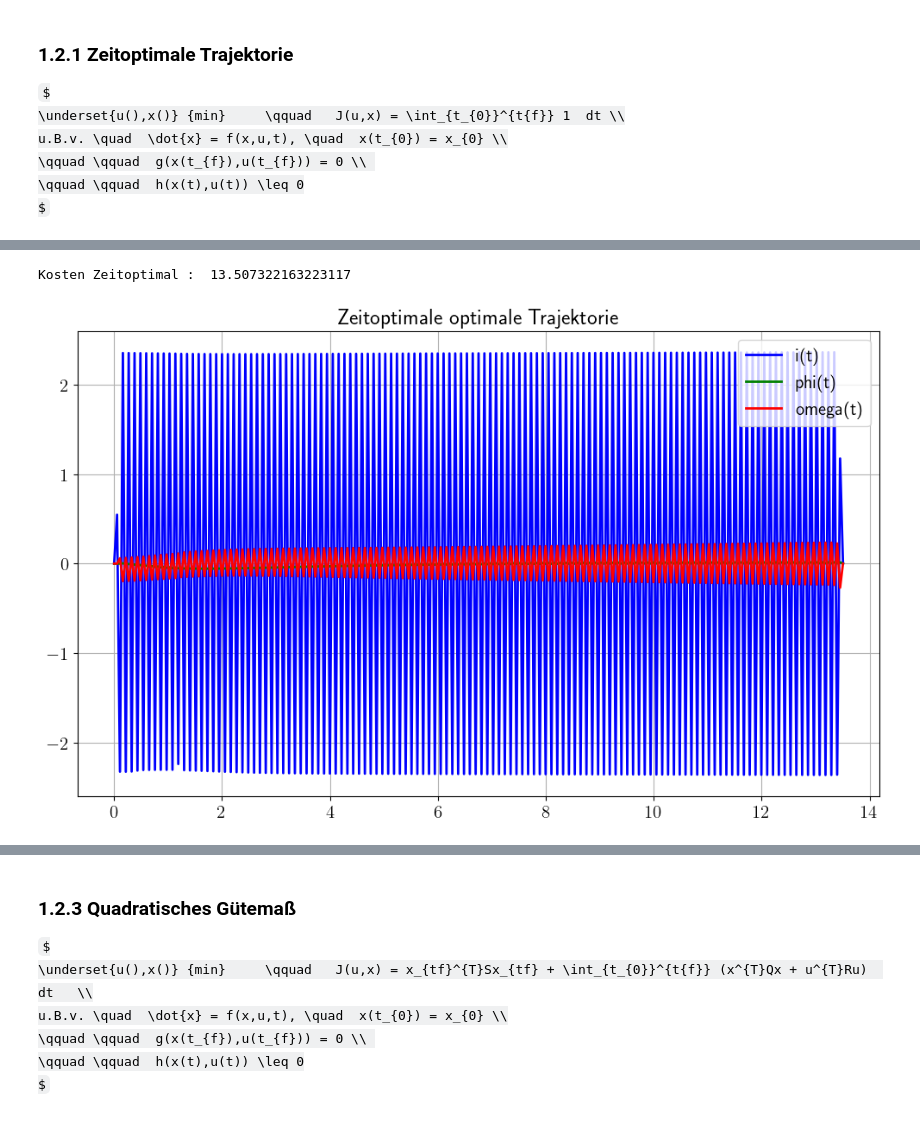
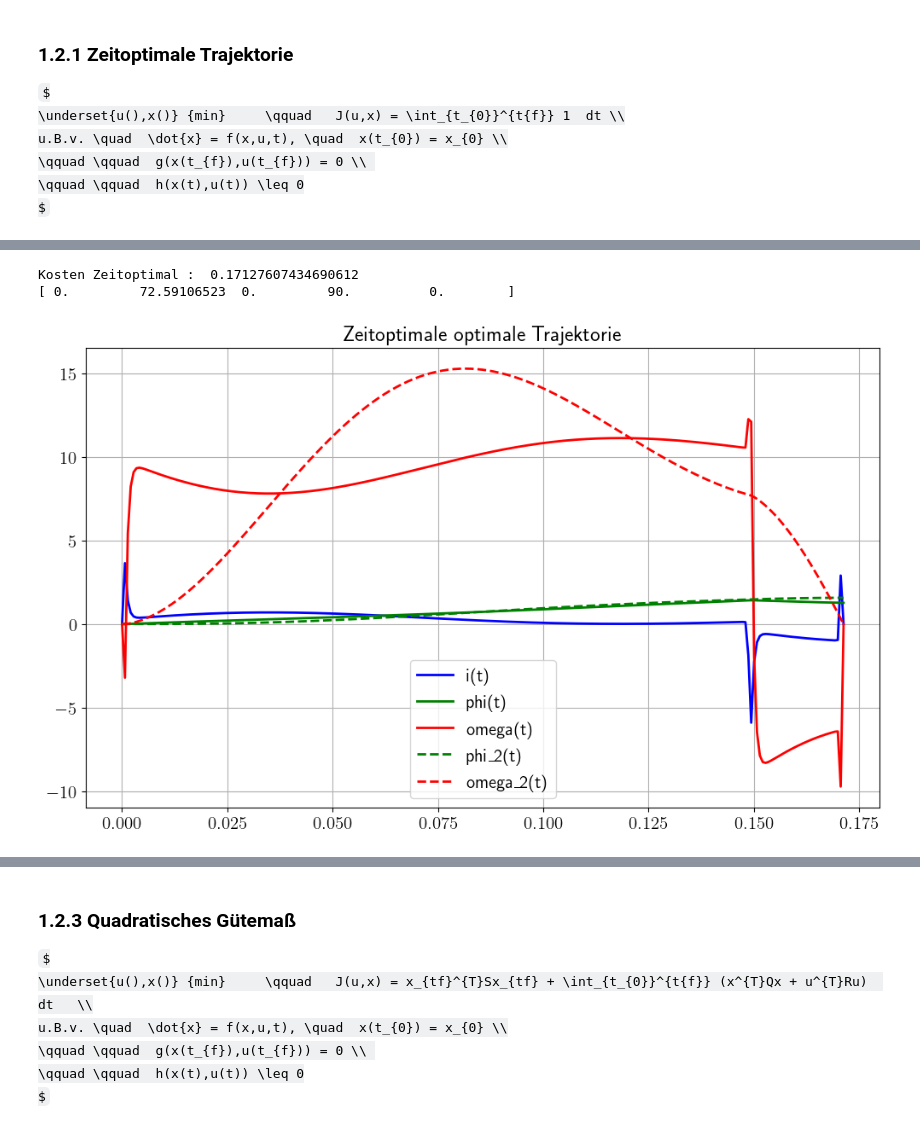
Before and after one commit to StefanKauf/OClab, a Jupyter notebook: 2_erweitertes_Modell.ipynb, the cells around one changed output, grey strips where cells are left out. Drawn from its saved outputs; the diff is of its cells as text; code cells hidden in the pictures; some formulas as TeX source.

```diff
--- a/2_erweitertes_Modell.ipynb
+++ b/2_erweitertes_Modell.ipynb
@@ -18,8 +18,8 @@ import casadi as cas
 ![image-2.png](attachment:image-2.png)
 # %%
 # Gerneral
-N = 1000                       # Stützstellen
-Tend = 1.3                      # Zeithorizont [s]
+N = 250                       # Stützstellen
+Tend = 1                     # Zeithorizont [s]
 t = np.linspace(0,Tend,N+1,endpoint=True)   # Gleichverteilung der Stützstellen --> alternative mit Variablen dt
 dt = Tend/N
 nx = 5
@@ -63,9 +63,9 @@ for k in range(N): # loop over control intervals
 
 # Boundary Conditions
 topti.subject_to(X[:,0] == x0)                        # Anfangsbedingung
-topti.subject_to(X[:,N] == xN)          # Endbedingung
-
-#topti.subject_to(U[:,0] == u0)
+#topti.subject_to(X[:,N] == xN)                       # Endbedingung
+topti.subject_to(X[2:,N] == xN[2:])
+topti.subject_to(X[0,N] == xN[0])
 
 # ---- misc. constraints  ----------
 topti.subject_to(T>0)                               # Time must be positive
@@ -74,15 +74,15 @@ topti.subject_to(T>0)                               # Time must be positive
 
 topti.subject_to(topti.bounded(umin,cas.vec(U),umax))
 
-# ---- initial values for solver ---
-topti.set_initial(T, 1)
-
 # Cost-function
 topti.minimize(T)         # Zeit
 
 
 # Initial guess
-#topti.set_initial(U[0,:],-0.2)
+#U1open = np.load('1_Daten/U1.npy')  #<-- needs 250 Stützstellen
+#topti.set_initial(U[0,:],U1open)
+topti.set_initial(T, 0.25)
+
 
 # Solver
 p_opts = {"expand":True}
@@ -117,17 +125,21 @@ Solver failed. You may use opti.debug.value to investigate the latest values of
 # %%
 t1 = t*T1/Tend
 print('Kosten Zeitoptimal : ',T1)
+print(X1[:,-1]*180/np.pi)
 
 plt.figure(figsize=(12,7))
 plt.plot(t1,X1[0], 'b', linewidth ='2', label = 'i(t)')
 plt.plot(t1,X1[1], 'g', linewidth ='2', label = 'phi(t)')
 plt.plot(t1,X1[2], 'r', linewidth ='2', label = 'omega(t)')
+plt.plot(t1,X1[3], 'g', linewidth ='2', label = 'phi_{2}(t)', linestyle = '--')
+plt.plot(t1,X1[4], 'r', linewidth ='2', label = 'omega_{2}(t)', linestyle='--')
 
 plt.grid()
 plt.legend(loc = 'best')
 plt.title('Zeitoptimale optimale Trajektorie')
 
 plt.show()
 # %% [output]
-Kosten Zeitoptimal :  13.507322163223117
+Kosten Zeitoptimal :  0.17127607434690612
+[ 0.         72.59106523  0.         90.          0.        ]
-[figure, old version]
+[figure, new version]
```
Also changed, not shown: parts of 15 cells of this notebook, 8 other files.
